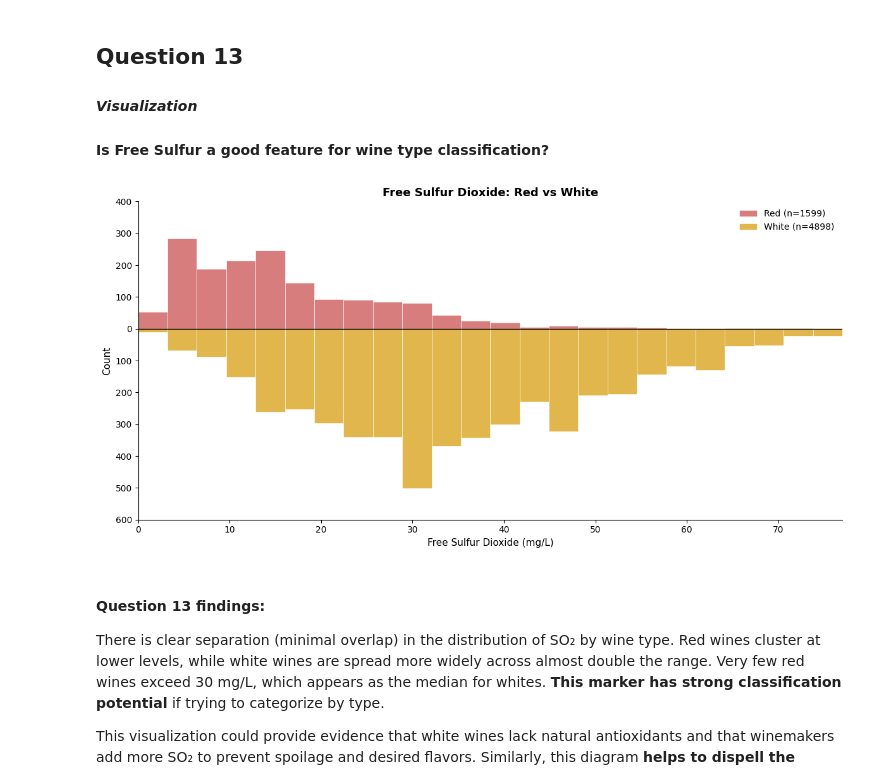
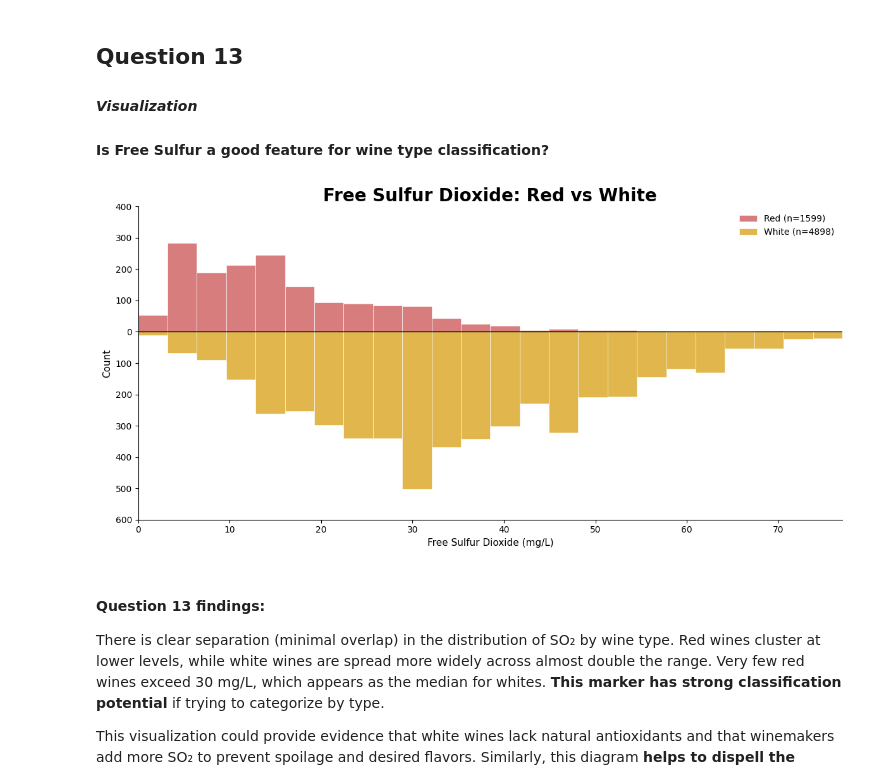
Before and after one commit to bspoerri/DS5010-Final-Project, a Jupyter notebook: final_project.ipynb, the cells around one changed output. Drawn from its saved outputs; the diff is of its cells as text; code cells hidden in the pictures.

```diff
--- a/final_project.ipynb
+++ b/final_project.ipynb
@@ -867,35 +856,35 @@ white_data = combined.loc[combined['type'] == 'white', 'free sulfur dioxide']
 upper_bound = combined['free sulfur dioxide'].quantile(0.99)
 bins = np.linspace(0, upper_bound, 25)
 
 # red wine histogram: upward bars
 ax.hist(red_data[red_data <= upper_bound], bins=bins, color='indianred', alpha=0.8,
         edgecolor='white', linewidth=0.5, label=f'Red (n={len(red_data)})')
 
 # white wine histogram: negative weights flip bars for back-to-back comparison
 ax.hist(white_data[white_data <= upper_bound], bins=bins, color='goldenrod', alpha=0.8,
         edgecolor='white', linewidth=0.5,
         weights= -1 * np.ones(len(white_data[white_data <= upper_bound])),
         label=f'White (n={len(white_data)})')
 
 # convert y-axis labels to absolute values since negative is artificial
 ax.set_yticks(ax.get_yticks())
 ax.set_yticklabels([int(abs(y)) for y in ax.get_yticks()])
 
 # center dividing line between the two distributions
 ax.axhline(0, color='black', linewidth=1)
 
 ax.set_xlim(0, upper_bound)
 ax.set_xlabel('Free Sulfur Dioxide (mg/L)', fontsize=11)
 ax.set_ylabel('Count', fontsize=11)
-ax.set_title('Free Sulfur Dioxide: Red vs White', fontweight='bold', fontsize=13)
+ax.set_title('Free Sulfur Dioxide: Red vs White', fontweight='bold', fontsize=20)
 ax.legend(loc='upper right', frameon=False)
 
 ax.spines['top'].set_visible(False)
 ax.spines['right'].set_visible(False)
 plt.tight_layout()
 plt.savefig('Images/free_sulfur_dual_distribution.png', dpi= 125)
 # %% [output]
-[figure, old version]
+[figure, new version]
 # %% [markdown]
 #### **Question 13 findings:**
 
```
Also changed, not shown: parts of 7 cells of this notebook, 6 other files.
